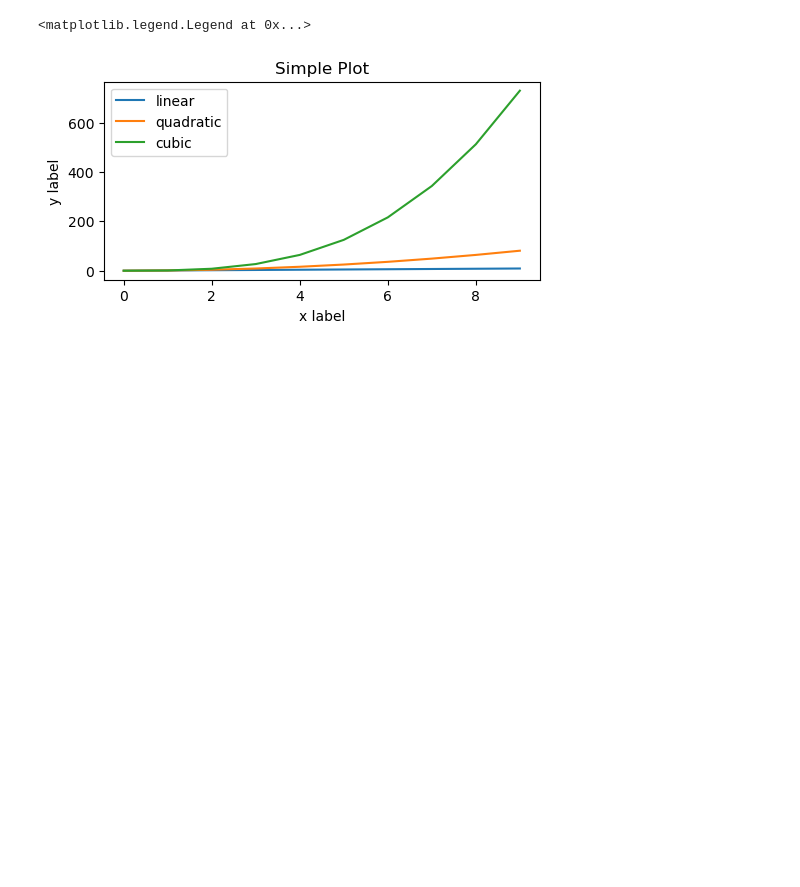
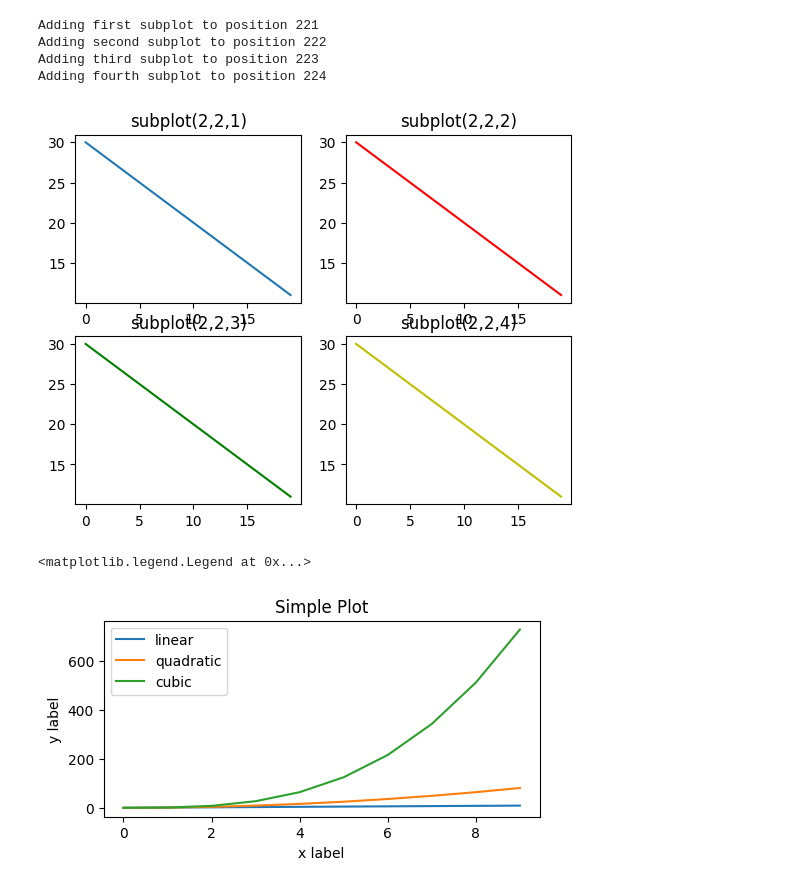
Before and after one commit to jKazari/mathematics-laboratories-6, a Jupyter notebook: lab-10/matplotlib.ipynb, the cells around one changed output. Drawn from its saved outputs; the diff is of its cells as text; code cells hidden in the pictures; blank space fills up the shorter version.

```diff
--- a/lab-10/matplotlib.ipynb
+++ b/lab-10/matplotlib.ipynb
@@ -181,37 +202,43 @@ p
 # %%
 import matplotlib.pyplot as pyplot
 t = range(0, 20)
 s = range(30, 10, -1)
 # Set up the grid of subplots to be 2 by 2
 grid_size='22'
 # Initialize a Figure
 figure = pyplot.figure()
 # Add first subplot
 position = grid_size + '1'
 print('Adding first subplot to position', int(position))
-axis1 = figure.add_subplot(inposition)
+axis1 = figure.add_subplot(int(position))
 axis1.set(title='subplot(2,2,1)')
 axis1.plot(t, s)
 # Add second subplot
 position = grid_size + '2'
-print('Adding second subplot to position', position)
-axis2 = figure.add_subplot(position)
+print('Adding second subplot to position', int(position))
+axis2 = figure.add_subplot(int(position))
 axis2.set(title='subplot(2,2,2)')
 axis2.plot(t, s, 'r-')
 # Add third subplot
 position = grid_size + '3'
-print('Adding third subplot to position', position)
-axis3 = figure.add_subplot(position)
+print('Adding third subplot to position', int(position))
+axis3 = figure.add_subplot(int(position))
 axis3.set(title='subplot(2,2,3)')
 axis3.plot(t, s, 'g-')
 # Add fourth subplot
 position = grid_size + '4'
-print('Adding fourth subplot to position', position)
-axis4 = figure.add_subplot(position)
+print('Adding fourth subplot to position', int(position))
+axis4 = figure.add_subplot(int(position))
 axis4.set(title='subplot(2,2,4)')
 axis4.plot(t, s, 'y-')
 # Display the chart
 pyplot.show()
+# %% [output]
+Adding first subplot to position 221
+Adding second subplot to position 222
+Adding third subplot to position 223
+Adding fourth subplot to position 224
+[figure, added]
 # %%
 import matplotlib
 import matplotlib.pyplot as plt
```
Also changed, not shown: parts of 13 cells of this notebook, 2 other files.
